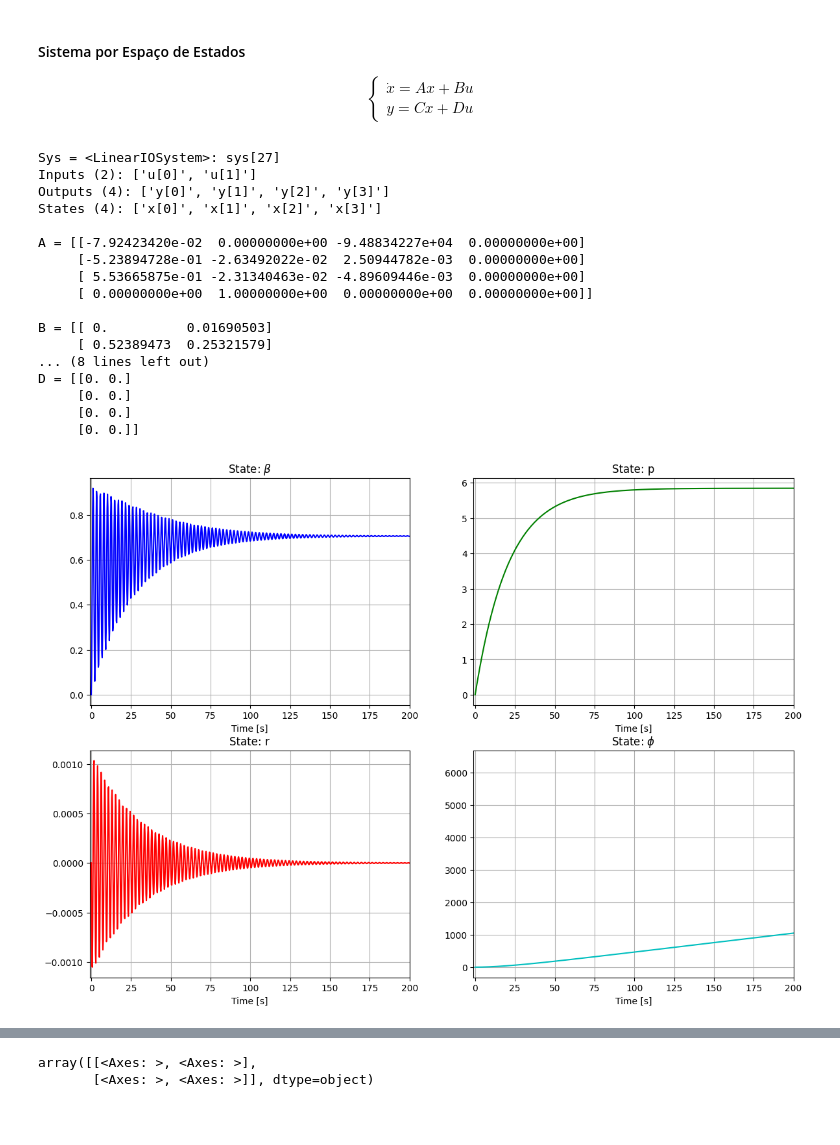
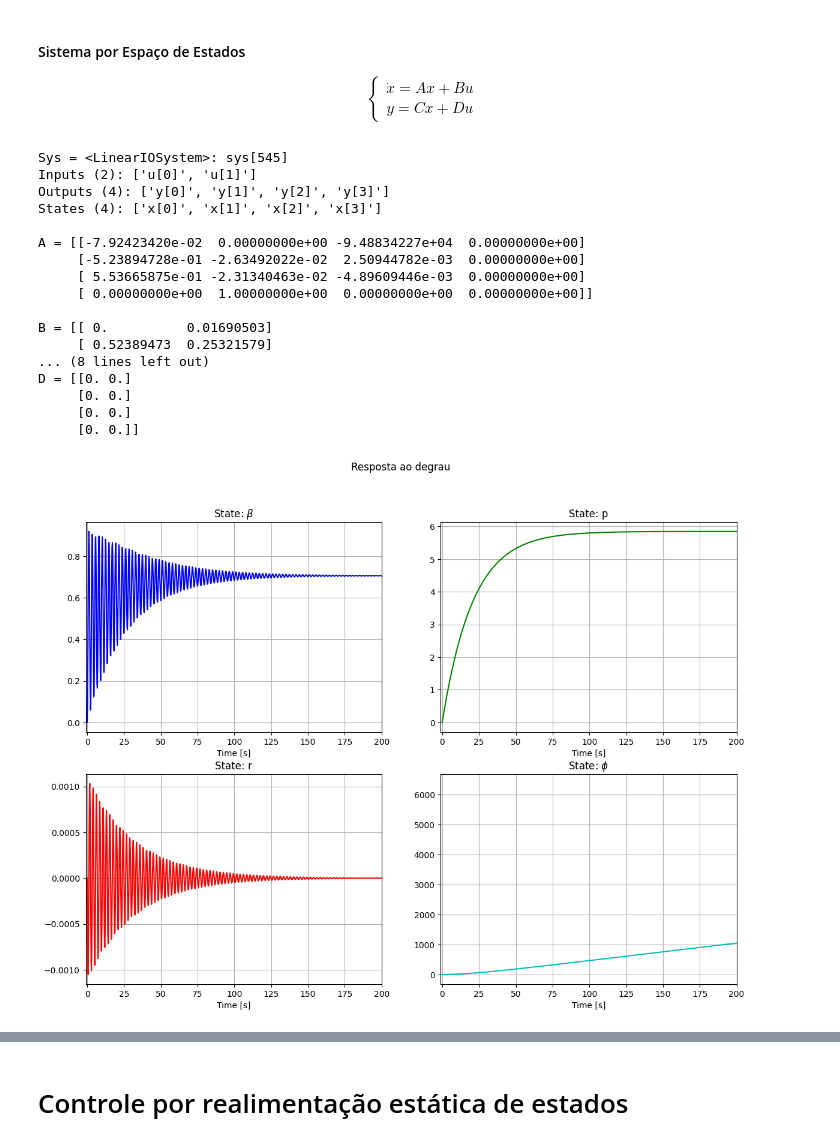
Before and after one commit to Widmark-Kaue/aircraft-control, a Jupyter notebook: bussines_jet.ipynb, the cells around one changed output, grey strips where cells are left out. Saved outputs shown, nothing was run; the diff lists cells and outputs as text; code cells hidden in the pictures; blank space fills up the shorter version.

```diff
--- a/bussines_jet.ipynb
+++ b/bussines_jet.ipynb
@@ -219,32 +219,51 @@ states = [r'$\beta$', 'p', 'r', r'$\phi$']
 with plt.rc_context({'figure.figsize': (14,10)}):
     fig, axes = plt.subplots(2, 2)
     axes = np.reshape(axes, 4)
     for i, state in enumerate(states):
             axes[i].plot(t, yout[:, i, 0], color = COLORS[i])
 
             axes[i].set_title(f'State: {state}')
             axes[i].set_xlabel(f'Time [s]')
             axes[i].set_xlim([-1, 200])
             axes[i].grid()
 
+fig.suptitle('Resposta ao degrau')
+plt.show()
 
+# Resposta ao degrau
+yout, t = cm.impulse(sys)
+
+states = [r'$\beta$', 'p', 'r', r'$\phi$']
+with plt.rc_context({'figure.figsize': (14,10)}):
+    fig, axes = plt.subplots(2, 2)
+    axes = np.reshape(axes, 4)
+    for i, state in enumerate(states):
+            axes[i].plot(t, yout[:, i, 0], color = COLORS[i])
+
+            axes[i].set_title(f'State: {state}')
+            axes[i].set_xlabel(f'Time [s]')
+            axes[i].set_xlim([-1, 200])
+            axes[i].grid()
+
+
+fig.suptitle('Resposta ao impulso')
 plt.show()
 # %% [output]
-Sys = <LinearIOSystem>: sys[27]
+Sys = <LinearIOSystem>: sys[545]
 Inputs (2): ['u[0]', 'u[1]']
 Outputs (4): ['y[0]', 'y[1]', 'y[2]', 'y[3]']
 States (4): ['x[0]', 'x[1]', 'x[2]', 'x[3]']
 
 A = [[-7.92423420e-02  0.00000000e+00 -9.48834227e+04  0.00000000e+00]
      [-5.23894728e-01 -2.63492022e-02  2.50944782e-03  0.00000000e+00]
      [ 5.53665875e-01 -2.31340463e-02 -4.89609446e-03  0.00000000e+00]
      [ 0.00000000e+00  1.00000000e+00  0.00000000e+00  0.00000000e+00]]
 
 B = [[ 0.          0.01690503]
      [ 0.52389473  0.25321579]
 ... (8 lines left out)
 D = [[0. 0.]
      [0. 0.]
      [0. 0.]
      [0. 0.]]
-[figure, old version]
+[figure, new version]
@@ -251,5 +271,2 @@ D = [[0. 0.]
-# %%
-ax
-# %% [output]
-array([[<Axes: >, <Axes: >],
-       [<Axes: >, <Axes: >]], dtype=object)
+# %% [markdown]
+# Controle por realimentação estática de estados
```
Also changed, not shown: parts of 11 cells of this notebook.
